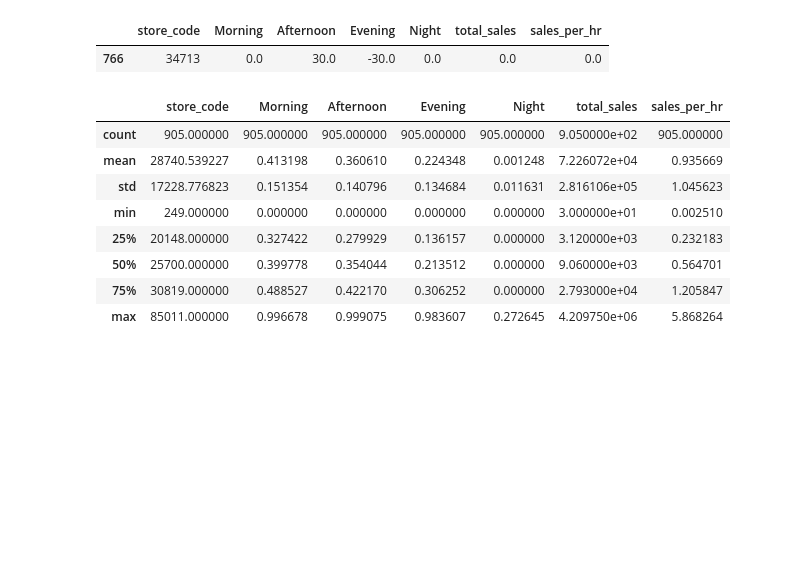
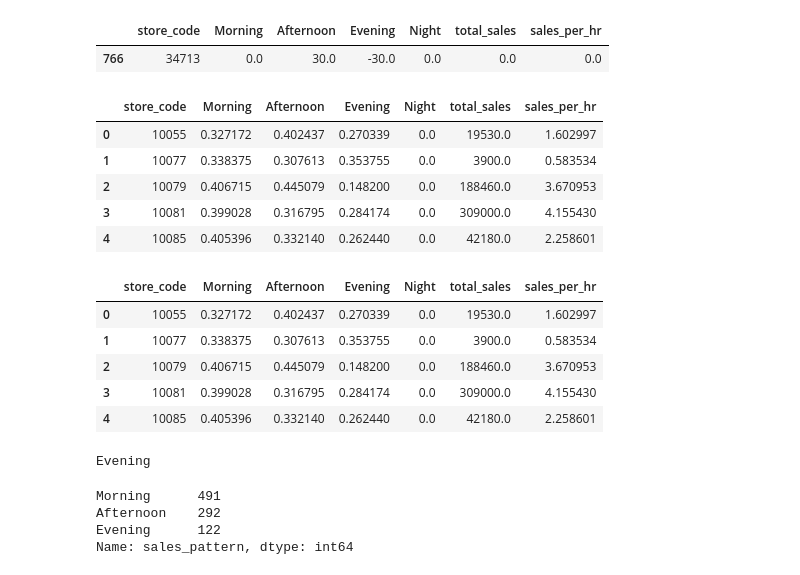
Before and after one commit to anilkumarpanda/imp_sales_forecast, a Jupyter notebook: Create Target v2.0.ipynb, the cells around one changed output. Saved outputs shown, nothing was run; the diff lists cells and outputs as text; code cells hidden in the pictures; blank space fills up the shorter version.

```diff
--- a/Create Target v2.0.ipynb
+++ b/Create Target v2.0.ipynb
@@ -38,15 +38,15 @@ sales_pdf_daily.head()
 | 4 | 10085 | 0.0 | 0.0 | 0.0 | 0.0 | 0.0 | 0.0 | ... |
 5 rows × 11937 columns
 # %%
-# #Calculate the no.of sales per hour, in the above sales granular information.
-# #Filter , columsn where a lot of entry is empty .
-# from datetime import datetime as dt
+#Calculate the no.of sales per hour, in the above sales granular information.
+#Filter , columsn where a lot of entry is empty .
+from datetime import datetime as dt
 
-# col_list = sales_pdf_daily.columns
-# for col in col_list[1:]:
-#     if dt.strptime(col.split(" ")[0],"%m/%d/%y") < dt.strptime("10/1/16", "%m/%d/%y"):
-#         #print ("Cols to delete", col)
-#         sales_pdf_daily.drop(col, axis = 1, inplace = True)
+col_list = sales_pdf_daily.columns
+for col in col_list[1:]:
+    if dt.strptime(col.split(" ")[0],"%m/%d/%y") < dt.strptime("10/1/16", "%m/%d/%y"):
+        #print ("Cols to delete", col)
+        sales_pdf_daily.drop(col, axis = 1, inplace = True)
 # %%
 # sales_pdf_daily[sales_pdf_daily.store_code == 10055].hist()
 # plt.show()
@@ -143,17 +143,36 @@ sales_pdf_hr.loc[sales_pdf_hr['Afternoon'] == 30.0]
 # %%
 #Clean the data set a bit
 sales_pdf_hr = sales_pdf_hr.query('Afternoon >= 0.0' and 'Afternoon <= 1.0')
 sales_pdf_hr = sales_pdf_hr.query('Evening >= 0.0' and 'Evening <= 1.0')
-sales_pdf_hr.describe()
+sales_pdf_hr.head()
 # %% [output]
 |  | store_code | Morning | Afternoon | Evening | Night | total_sales | sales_per_hr |
-| count | 905.000000 | 905.000000 | 905.000000 | 905.000000 | 905.000000 | 9.050000e+02 | 905.000000 |
-| mean | 28740.539227 | 0.413198 | 0.360610 | 0.224348 | 0.001248 | 7.226072e+04 | 0.935669 |
-| std | 17228.776823 | 0.151354 | 0.140796 | 0.134684 | 0.011631 | 2.816106e+05 | 1.045623 |
-| min | 249.000000 | 0.000000 | 0.000000 | 0.000000 | 0.000000 | 3.000000e+01 | 0.002510 |
-| 25% | 20148.000000 | 0.327422 | 0.279929 | 0.136157 | 0.000000 | 3.120000e+03 | 0.232183 |
-| 50% | 25700.000000 | 0.399778 | 0.354044 | 0.213512 | 0.000000 | 9.060000e+03 | 0.564701 |
-| 75% | 30819.000000 | 0.488527 | 0.422170 | 0.306252 | 0.000000 | 2.793000e+04 | 1.205847 |
-| max | 85011.000000 | 0.996678 | 0.999075 | 0.983607 | 0.272645 | 4.209750e+06 | 5.868264 |
+| 0 | 10055 | 0.327172 | 0.402437 | 0.270339 | 0.0 | 19530.0 | 1.602997 |
+| 1 | 10077 | 0.338375 | 0.307613 | 0.353755 | 0.0 | 3900.0 | 0.583534 |
+| 2 | 10079 | 0.406715 | 0.445079 | 0.148200 | 0.0 | 188460.0 | 3.670953 |
+| 3 | 10081 | 0.399028 | 0.316795 | 0.284174 | 0.0 | 309000.0 | 4.155430 |
+| 4 | 10085 | 0.405396 | 0.332140 | 0.262440 | 0.0 | 42180.0 | 2.258601 |
 # %%
 sales_pdf_hr.to_csv("../UseCase_3_Datasets/sales_per_day_period.csv",index_label=False)
+# %%
+sales_pdf_hr.head()
+# %% [output]
+|  | store_code | Morning | Afternoon | Evening | Night | total_sales | sales_per_hr |
+| 0 | 10055 | 0.327172 | 0.402437 | 0.270339 | 0.0 | 19530.0 | 1.602997 |
+| 1 | 10077 | 0.338375 | 0.307613 | 0.353755 | 0.0 | 3900.0 | 0.583534 |
+| 2 | 10079 | 0.406715 | 0.445079 | 0.148200 | 0.0 | 188460.0 | 3.670953 |
+| 3 | 10081 | 0.399028 | 0.316795 | 0.284174 | 0.0 | 309000.0 | 4.155430 |
+| 4 | 10085 | 0.405396 | 0.332140 | 0.262440 | 0.0 | 42180.0 | 2.258601 |
+# %%
+def getMaxSalesPeriod(m,a,e):
+    max_val = max(m,a,e)
+    if max_val == m:
+        return 'Morning'
+    if max_val == a :
+        return 'Afternoon'
+    else :
+        return 'Evening'
+
+print(getMaxSalesPeriod(2,7,8))
+# %% [output]
+Evening
@@ -159,0 +181,7 @@ sales_pdf_hr.to_csv("../UseCase_3_Datasets/sales_per_day_period.csv",index_label
+# %%
+sales_pdf_hr['sales_pattern'].value_counts()
+# %% [output]
+Morning      491
+Afternoon    292
+Evening      122
+Name: sales_pattern, dtype: int64
```
Also changed, not shown: parts of 8 cells of this notebook, 5 other files.
